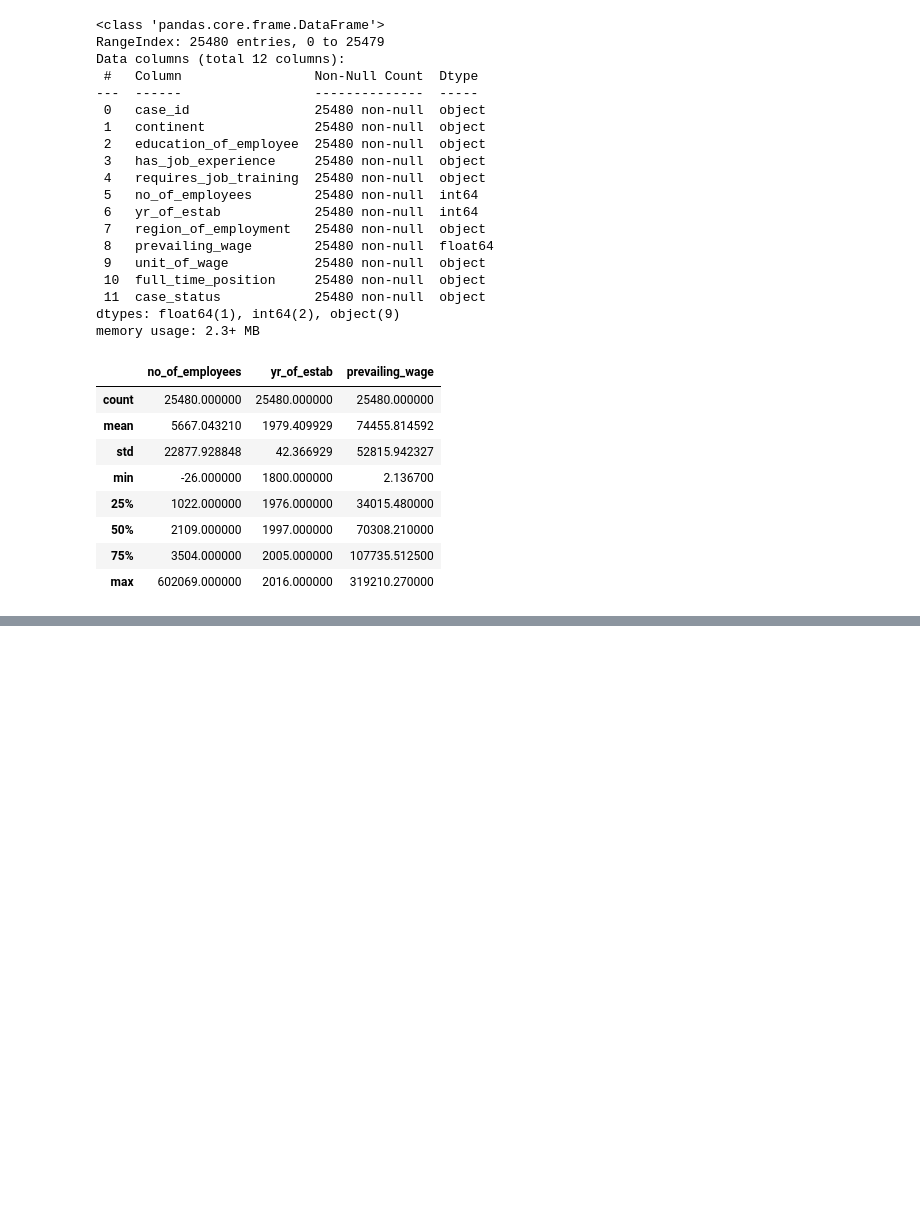
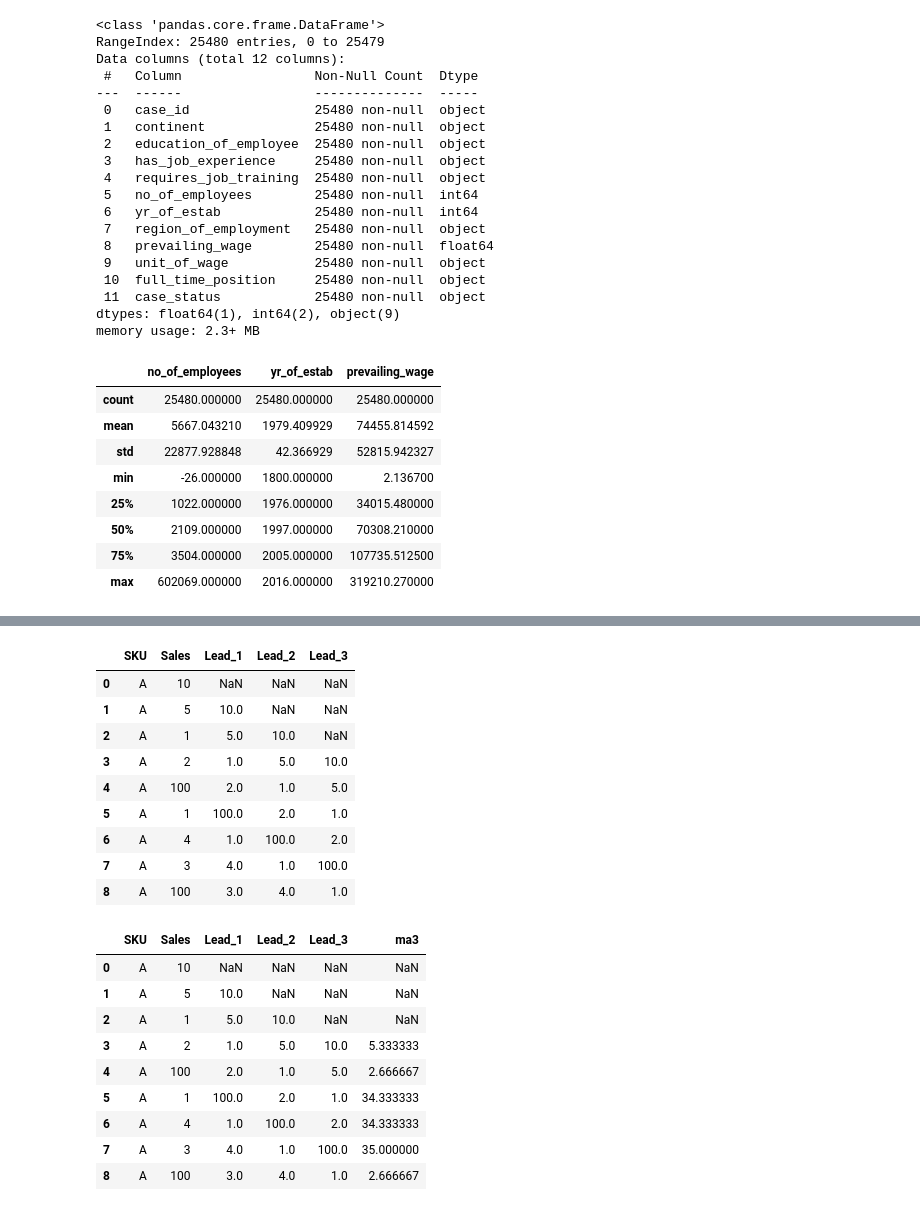
Before and after one commit to karanbgsr/MLOps, a Jupyter notebook: EDA.ipynb, the cells around one changed output, grey strips where cells are left out. Cells and saved outputs as stored; diff of their text form; code cells hidden in the pictures; blank space fills up the shorter version.

```diff
--- a/EDA.ipynb
+++ b/EDA.ipynb
@@ -49,0 +80,34 @@ df.describe()
+# %%
+df_test = pd.DataFrame({'SKU':['A','A','A','A','A','A','A','A','A'],'Sales':[10,5,1,2,100,1,4,3,100]})
+# %%
+def moving_avg(ma =3, df = df):
+    for i in range(ma):
+        df = df.assign(**{f"Lead_{i+1}" : df['Sales'].shift(i+1)})
+    return df
+# %%
+df_output = moving_avg(3,df =df_test )
+display(df_output)
+
+df_output['ma3'] = df_output[['Lead_1','Lead_2','Lead_3']].mean(axis=1,skipna=True)
+display(df_output)
+# %% [output]
+|  | SKU | Sales | Lead_1 | Lead_2 | Lead_3 |
+| 0 | A | 10 | NaN | NaN | NaN |
+| 1 | A | 5 | 10.0 | NaN | NaN |
+| 2 | A | 1 | 5.0 | 10.0 | NaN |
+| 3 | A | 2 | 1.0 | 5.0 | 10.0 |
+| 4 | A | 100 | 2.0 | 1.0 | 5.0 |
+| 5 | A | 1 | 100.0 | 2.0 | 1.0 |
+| 6 | A | 4 | 1.0 | 100.0 | 2.0 |
+| 7 | A | 3 | 4.0 | 1.0 | 100.0 |
+| 8 | A | 100 | 3.0 | 4.0 | 1.0 |
+|  | SKU | Sales | Lead_1 | Lead_2 | Lead_3 | ma3 |
+| 0 | A | 10 | NaN | NaN | NaN | NaN |
+| 1 | A | 5 | 10.0 | NaN | NaN | NaN |
+| 2 | A | 1 | 5.0 | 10.0 | NaN | NaN |
+| 3 | A | 2 | 1.0 | 5.0 | 10.0 | 5.333333 |
+| 4 | A | 100 | 2.0 | 1.0 | 5.0 | 2.666667 |
+| 5 | A | 1 | 100.0 | 2.0 | 1.0 | 34.333333 |
+| 6 | A | 4 | 1.0 | 100.0 | 2.0 | 34.333333 |
+| 7 | A | 3 | 4.0 | 1.0 | 100.0 | 35.000000 |
+| 8 | A | 100 | 3.0 | 4.0 | 1.0 | 2.666667 |
```
Also changed, not shown: parts of 9 cells of this notebook, 1 other file.
